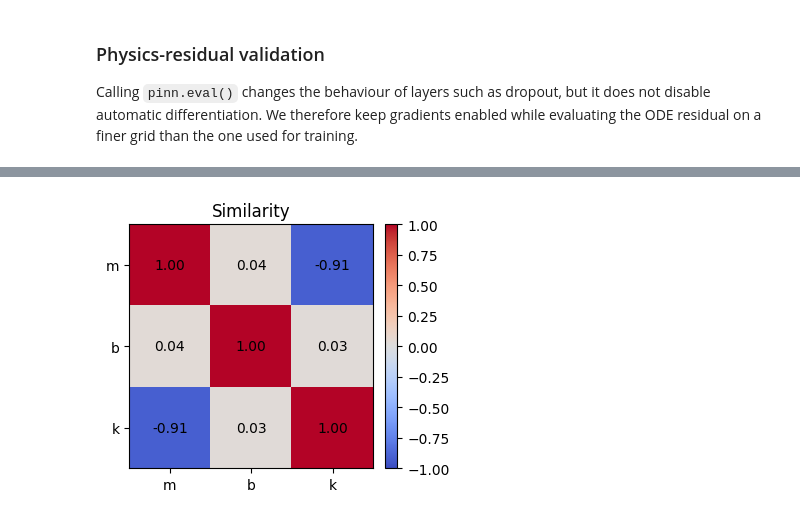
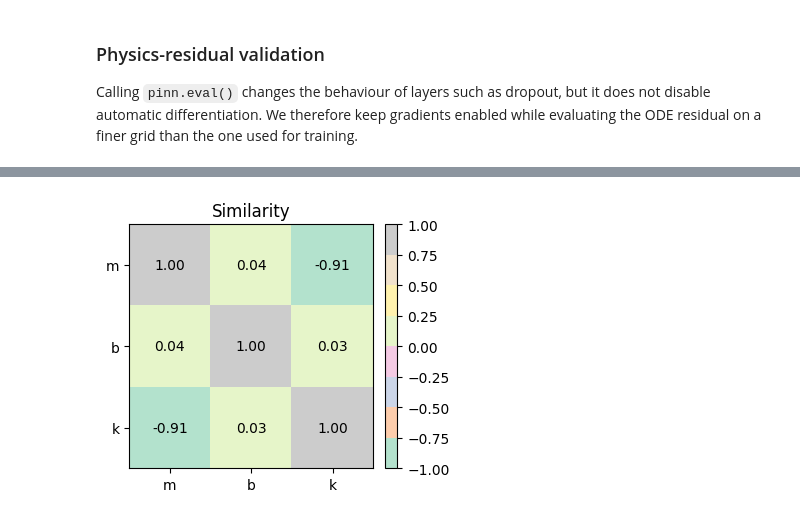
Before and after one commit to alphaville/EstimationTheoryNotebooks, a Jupyter notebook: 5_neural/2_pinn.ipynb, the cells around one changed output, grey strips where cells are left out. Cells and saved outputs as stored; diff of their text form; code cells hidden in the pictures.

```diff
--- a/5_neural/2_pinn.ipynb
+++ b/5_neural/2_pinn.ipynb
@@ -601,23 +645,24 @@ The weakest direction is  0.59 δ(logm) -1.00 δ(logb) +0.28 δ(logk)
 # %%
 # Cosine similarity matrix
 column_norms = torch.linalg.vector_norm(normalized_sensitivity, dim=0)
 cosine_similarity = (
     normalized_sensitivity.T @ normalized_sensitivity
 ) / torch.outer(column_norms, column_norms)
 
 plt.figure(figsize=(3.8, 3.2))
-image = plt.imshow(cosine_similarity.cpu(), vmin=-1.0, vmax=1.0, cmap="coolwarm")
+image = plt.imshow(cosine_similarity.cpu(), vmin=-1.0, vmax=1.0, cmap="Pastel2")
 plt.xticks(range(3), parameter_names)
 plt.yticks(range(3), parameter_names)
 plt.title("Similarity")
 for row in range(3):
     for column in range(3):
-        plt.text(
-            column, row, f"{cosine_similarity[row, column].item():.2f}",
-            ha="center", va="center",
-        )
+
+            plt.text(
+                column, row, f"{cosine_similarity[row, column].item():.2f}",
+                ha="center", va="center",
+            )
 plt.colorbar(image, fraction=0.046, pad=0.04)
 plt.tight_layout()
 plt.show()
 # %% [output]
-[figure, old version]
+[figure, new version]
```
Also changed, not shown: parts of 13 cells of this notebook.
